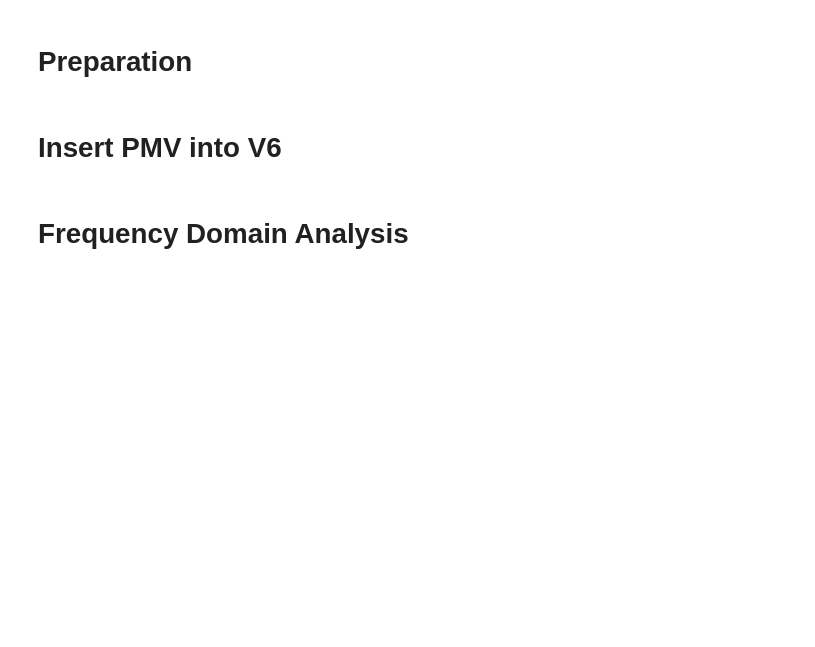
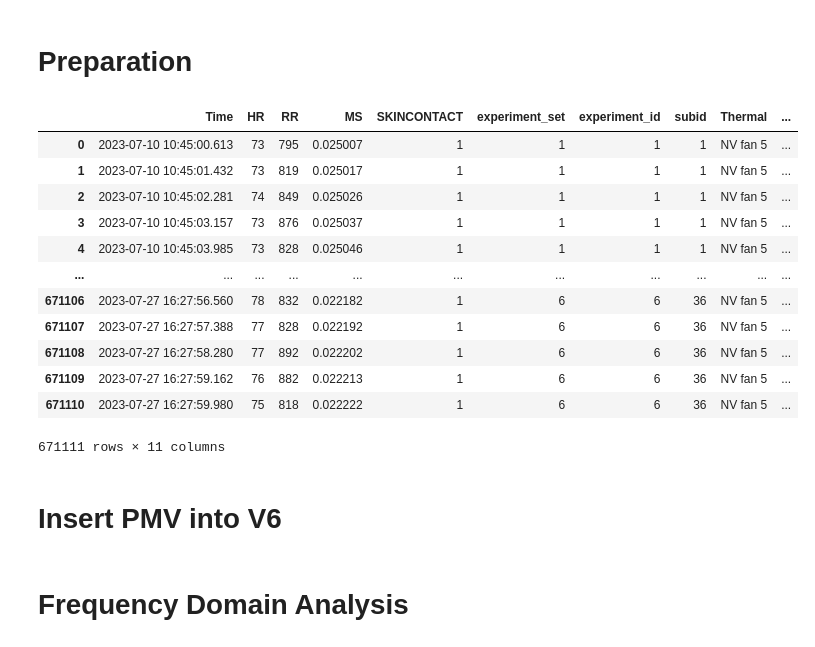
Before and after one commit to afifhrz/cognitive_learning, a Jupyter notebook: 15_noise_sensitivity_HRV_and_barplot/hrv_pmv.ipynb, the cells around one changed output. Drawn from its saved outputs; the diff is of its cells as text; code cells hidden in the pictures; blank space fills up the shorter version.

```diff
--- a/15_noise_sensitivity_HRV_and_barplot/hrv_pmv.ipynb
+++ b/15_noise_sensitivity_HRV_and_barplot/hrv_pmv.ipynb
@@ -15,4 +15,4 @@ from scipy.integrate import trapz
 import pythermalcomfort as ptc
 import warnings
 # %%
-data = pd.read_excel("../9_plotting_report/HR_compilation.xlsx")
+data_raw = pd.read_excel("../9_plotting_report/HR_compilation.xlsx")
@@ -19,3 +22,19 @@ data = pd.read_excel("../9_plotting_report/HR_compilation.xlsx")
+# %%
+data
+# %% [output]
+|  | Time | HR | RR | MS | SKINCONTACT | experiment_set | experiment_id | subid | Thermal | ... |
+| 0 | 2023-07-10 10:45:00.613 | 73 | 795 | 0.025007 | 1 | 1 | 1 | 1 | NV fan 5 | ... |
+| 1 | 2023-07-10 10:45:01.432 | 73 | 819 | 0.025017 | 1 | 1 | 1 | 1 | NV fan 5 | ... |
+| 2 | 2023-07-10 10:45:02.281 | 74 | 849 | 0.025026 | 1 | 1 | 1 | 1 | NV fan 5 | ... |
+| 3 | 2023-07-10 10:45:03.157 | 73 | 876 | 0.025037 | 1 | 1 | 1 | 1 | NV fan 5 | ... |
+| 4 | 2023-07-10 10:45:03.985 | 73 | 828 | 0.025046 | 1 | 1 | 1 | 1 | NV fan 5 | ... |
+| ... | ... | ... | ... | ... | ... | ... | ... | ... | ... | ... |
+| 671106 | 2023-07-27 16:27:56.560 | 78 | 832 | 0.022182 | 1 | 6 | 6 | 36 | NV fan 5 | ... |
+| 671107 | 2023-07-27 16:27:57.388 | 77 | 828 | 0.022192 | 1 | 6 | 6 | 36 | NV fan 5 | ... |
+| 671108 | 2023-07-27 16:27:58.280 | 77 | 892 | 0.022202 | 1 | 6 | 6 | 36 | NV fan 5 | ... |
+| 671109 | 2023-07-27 16:27:59.162 | 76 | 882 | 0.022213 | 1 | 6 | 6 | 36 | NV fan 5 | ... |
+| 671110 | 2023-07-27 16:27:59.980 | 75 | 818 | 0.022222 | 1 | 6 | 6 | 36 | NV fan 5 | ... |
+671111 rows × 11 columns
 # %% [markdown]
 # Insert PMV into V6
 # %%
```
Also changed, not shown: parts of 16 cells of this notebook, 2 other files.
